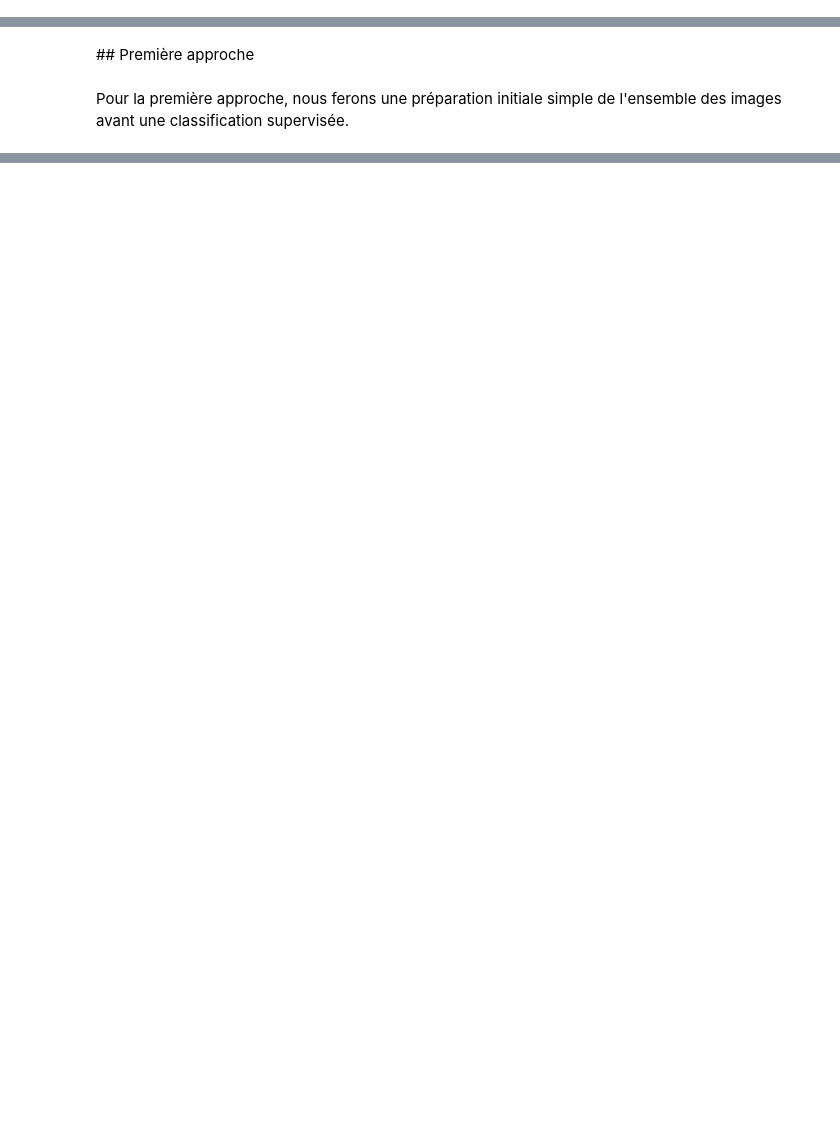
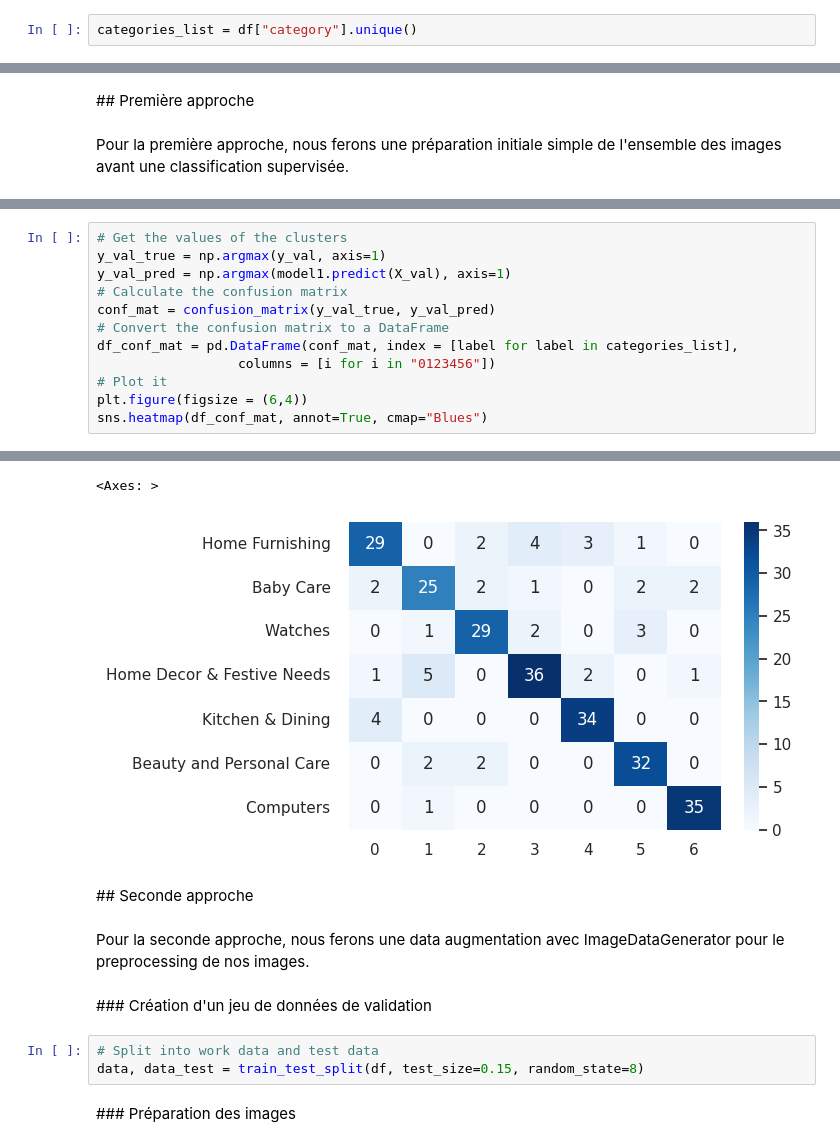
Before and after one commit to lalende/OpenClassRooms-Certification-Data-Scientist, a Jupyter notebook: Projet 6 - Classifiez automatiquement des biens de consommation/Projet 6 - Classification.ipynb, the cells around one changed output, grey strips where cells are left out. Cells and saved outputs as stored; diff of their text form; blank space fills up the shorter version.

```diff
--- a/Projet 6 - Classifiez automatiquement des biens de consommation/Projet 6 - Classification.ipynb
+++ b/Projet 6 - Classifiez automatiquement des biens de consommation/Projet 6 - Classification.ipynb
@@ -156,6 +146,8 @@ df.head()
 | 2 | ./data/images/64d5d4a258243731dc7... | Baby Care |
 | 3 | ./data/images/d4684dcdc759dd9cdf4... | Home Furnishing |
 | 4 | ./data/images/6325b6870c54cd47be6... | Home Furnishing |
+# %%
+categories_list = df["category"].unique()
 # %% [markdown]
 ## Encodage de la catégorie
 # %%
@@ -214,0 +332,13 @@ Pour la première approche, nous ferons une préparation initiale simple de l'en
+# %%
+# Get the values of the clusters
+y_val_true = np.argmax(y_val, axis=1)
+y_val_pred = np.argmax(model1.predict(X_val), axis=1)
+# Calculate the confusion matrix
+conf_mat = confusion_matrix(y_val_true, y_val_pred)
+# Convert the confusion matrix to a DataFrame
+df_conf_mat = pd.DataFrame(conf_mat, index = [label for label in categories_list],
+                  columns = [i for i in "0123456"])
+# Plot it
+plt.figure(figsize = (6,4))
+sns.heatmap(df_conf_mat, annot=True, cmap="Blues")
+# %% [output]
@@ -214,0 +346,13 @@ Pour la première approche, nous ferons une préparation initiale simple de l'en
+<Axes: >
+[figure, added]
+# %% [markdown]
+## Seconde approche
+# %% [markdown]
+Pour la seconde approche, nous ferons une data augmentation avec ImageDataGenerator pour le preprocessing de nos images.
+# %% [markdown]
+### Création d'un jeu de données de validation
+# %%
+# Split into work data and test data
+data, data_test = train_test_split(df, test_size=0.15, random_state=8)
+# %% [markdown]
+### Préparation des images
```
Also changed, not shown: parts of 60 cells of this notebook, 8 other files.
